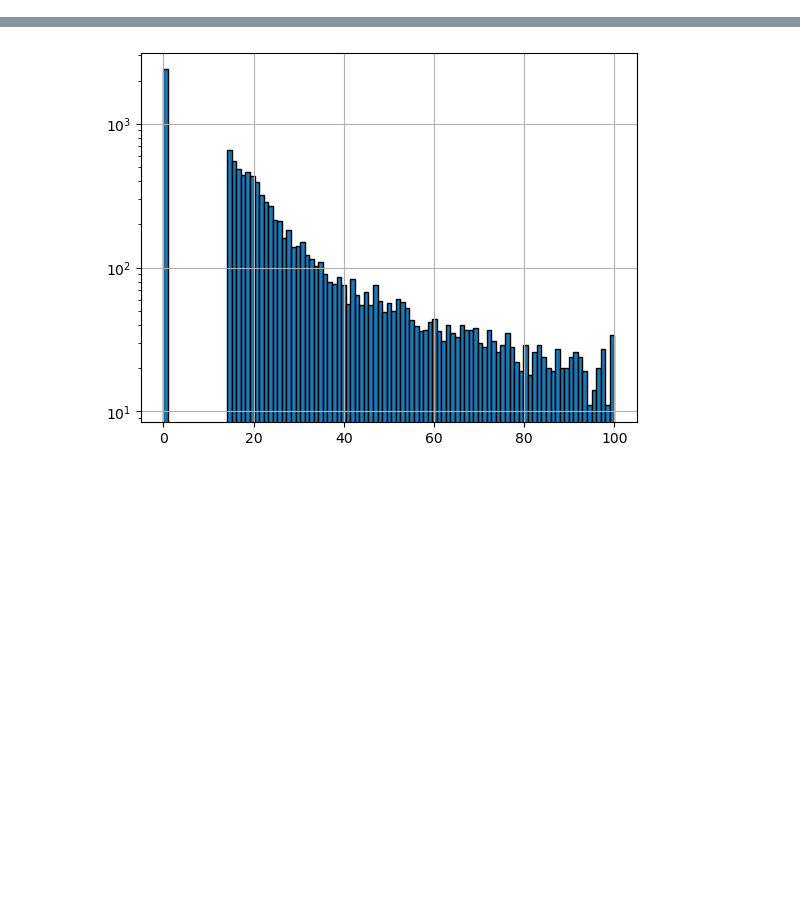
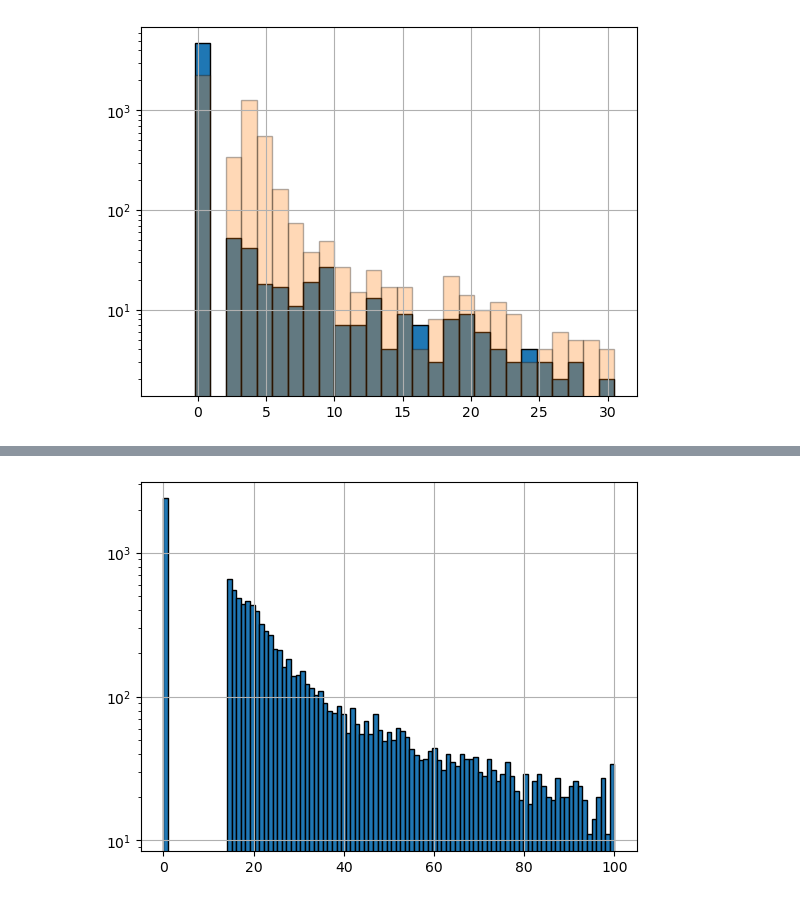
Before and after one commit to burmist-git/DBscan_on_simtel_data, a Jupyter notebook: stereo_rates.ipynb, the cells around one changed output, grey strips where cells are left out. Drawn from its saved outputs; the diff is of its cells as text; code cells hidden in the pictures; blank space fills up the shorter version.

```diff
--- a/stereo_rates.ipynb
+++ b/stereo_rates.ipynb
@@ -35,0 +35,13 @@ Name: n_points, Length: 12942, dtype: float64
+# %%
+plt.hist(df_300kHz['L3_iso_n_points_LST1'].values, bins=np.linspace(-2.5, 30.5, num=30), edgecolor='black', alpha=1.0)
+plt.hist(df_268MHz['L3_iso_n_points_LST1'].values, bins=np.linspace(-2.5, 30.5, num=30), edgecolor='black', alpha=0.3)
+#df_g_t[df_g_t['n_pe']>10]['energy'].hist(bins=100,grid=True)
+#plt.xlabel('energy, TeV')
+#plt.ylabel('')
+#plt.title('energy')
+plt.yscale('log')  # Set y-axis to logarithmic scale
+plt.grid(True)
+# Show the plot
+plt.show()
+# %% [output]
+[figure, added]
```
Also changed, not shown: parts of 5 cells of this notebook, 1 other file.
